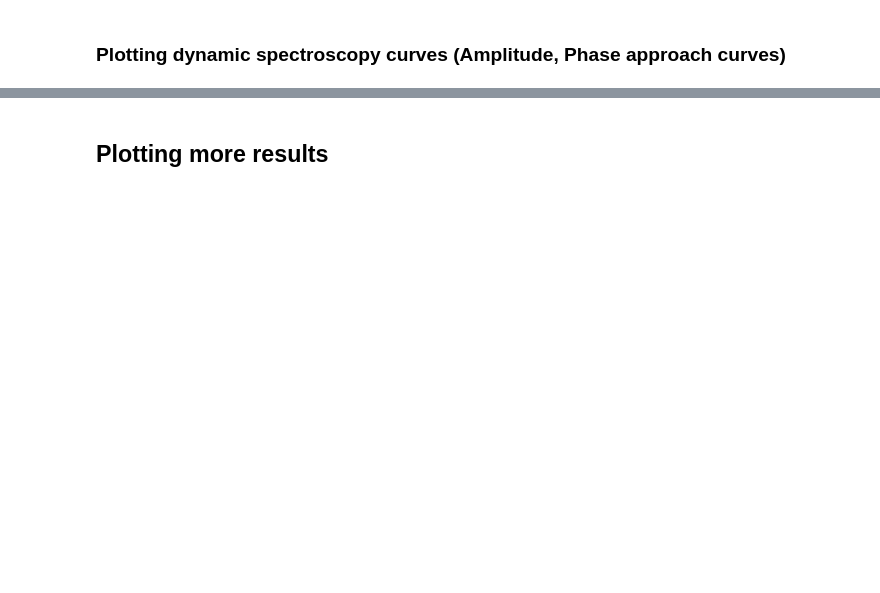
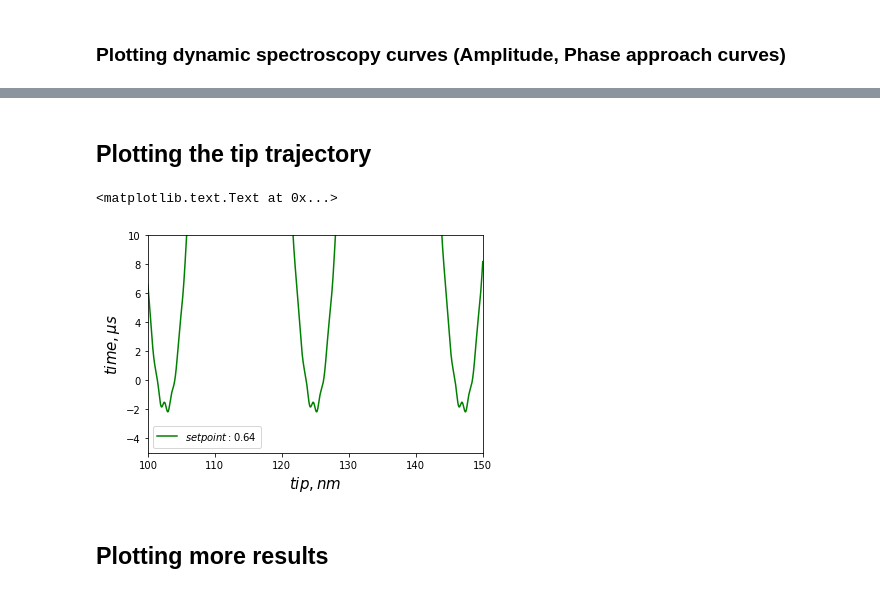
Before and after one commit to pycroscopy/pycroscopy, a Jupyter notebook: pycroscopy/AFM_simulations/Multifrequency_Viscoelasticity/Simulation_SoftMatter.ipynb, the cells around one changed output, grey strips where cells are left out. Saved outputs shown, nothing was run; the diff lists cells and outputs as text; code cells hidden in the pictures; blank space fills up the shorter version.

```diff
--- a/pycroscopy/AFM_simulations/Multifrequency_Viscoelasticity/Simulation_SoftMatter.ipynb
+++ b/pycroscopy/AFM_simulations/Multifrequency_Viscoelasticity/Simulation_SoftMatter.ipynb
@@ -132,3 +155,17 @@ plt.ylabel('Amplitude, nm', fontsize=15)
+# %% [markdown]
+## Plotting the tip trajectory
+# %%
+N = 10
+setpoint = amp[N]/A1
+plt.plot(t_a[N]*1.0e6, tip_a[N]*1.0e9, color ='g', label = '$setpoint: %.2f$'%setpoint)
+plt.legend(loc='best')
+plt.xlim(100,150)
+plt.ylim(-5,10)
+plt.xlabel('$tip, nm$', fontsize =15)
+plt.ylabel('$time, \mu s$', fontsize=15)
+# %% [output]
+<matplotlib.text.Text at 0x...>
+[figure, added]
 # %% [markdown]
 ## Plotting more results
 # %%
```
Also changed, not shown: parts of 8 cells of this notebook, 4 other files.
